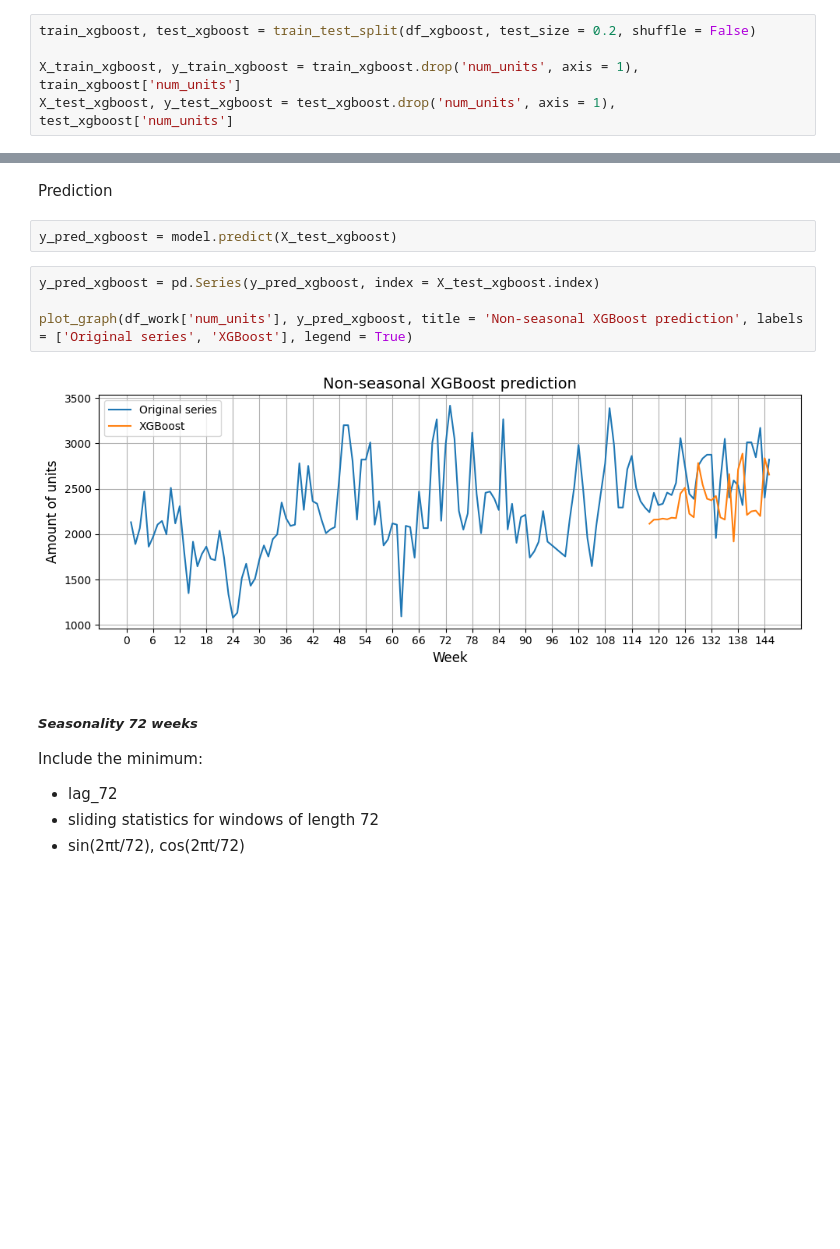
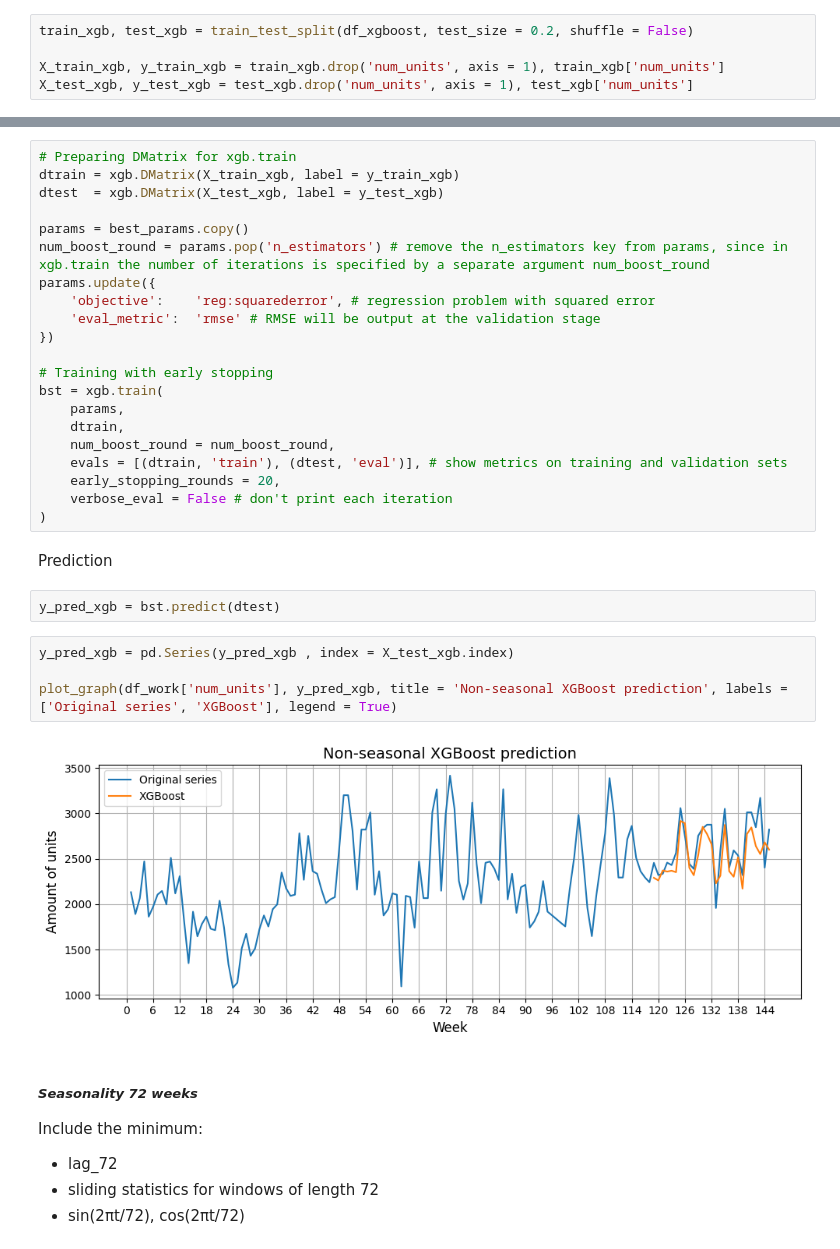
Before and after one commit to AwanRaskall/ml-demand-driven-order-planning, a Jupyter notebook: product_demand_prediction.ipynb, the cells around one changed output, grey strips where cells are left out. Cells and saved outputs as stored; diff of their text form; blank space fills up the shorter version.

Commit message:
Upgrade Xgboost model without seasonality to advanced one with better prediction

```diff
--- a/product_demand_prediction.ipynb
+++ b/product_demand_prediction.ipynb
@@ -879,9 +885,9 @@ df_xgboost
 # %% [markdown]
 2. Train-Test Splitting
 # %%
-train_xgboost, test_xgboost = train_test_split(df_xgboost, test_size = 0.2, shuffle = False)
+train_xgb, test_xgb = train_test_split(df_xgboost, test_size = 0.2, shuffle = False)
 
-X_train_xgboost, y_train_xgboost = train_xgboost.drop('num_units', axis = 1), train_xgboost['num_units']
-X_test_xgboost, y_test_xgboost = test_xgboost.drop('num_units', axis = 1), test_xgboost['num_units']
+X_train_xgb, y_train_xgb = train_xgb.drop('num_units', axis = 1), train_xgb['num_units']
+X_test_xgb, y_test_xgb = test_xgb.drop('num_units', axis = 1), test_xgb['num_units']
 # %% [markdown]
 3. Modeling
@@ -911,13 +942,34 @@ XGBRegressor(base_score=None, booster=None, callbacks=None,
+# %%
+# Preparing DMatrix for xgb.train
+dtrain = xgb.DMatrix(X_train_xgb, label = y_train_xgb)
+dtest  = xgb.DMatrix(X_test_xgb, label = y_test_xgb)
+
+params = best_params.copy()
+num_boost_round = params.pop('n_estimators') # remove the n_estimators key from params, since in xgb.train the number of iterations is specified by a separate argument num_boost_round
+params.update({
+    'objective':    'reg:squarederror', # regression problem with squared error
+    'eval_metric':  'rmse' # RMSE will be output at the validation stage
+})
+
+# Training with early stopping
+bst = xgb.train(
+    params,
+    dtrain,
+    num_boost_round = num_boost_round,
+    evals = [(dtrain, 'train'), (dtest, 'eval')], # show metrics on training and validation sets
+    early_stopping_rounds = 20,
+    verbose_eval = False # don't print each iteration
+)
 # %% [markdown]
 Prediction
 # %%
-y_pred_xgboost = model.predict(X_test_xgboost)
+y_pred_xgb = bst.predict(dtest)
 # %%
-y_pred_xgboost = pd.Series(y_pred_xgboost, index = X_test_xgboost.index)
+y_pred_xgb = pd.Series(y_pred_xgb , index = X_test_xgb.index)
 
-plot_graph(df_work['num_units'], y_pred_xgboost, title = 'Non-seasonal XGBoost prediction', labels = ['Original series', 'XGBoost'], legend = True)
+plot_graph(df_work['num_units'], y_pred_xgb, title = 'Non-seasonal XGBoost prediction', labels = ['Original series', 'XGBoost'], legend = True)
 # %% [output]
-[figure, old version]
+[figure, new version]
 # %% [markdown]
 ##### _Seasonality 72 weeks_
 
```
Also changed, not shown: parts of 6 cells of this notebook.
